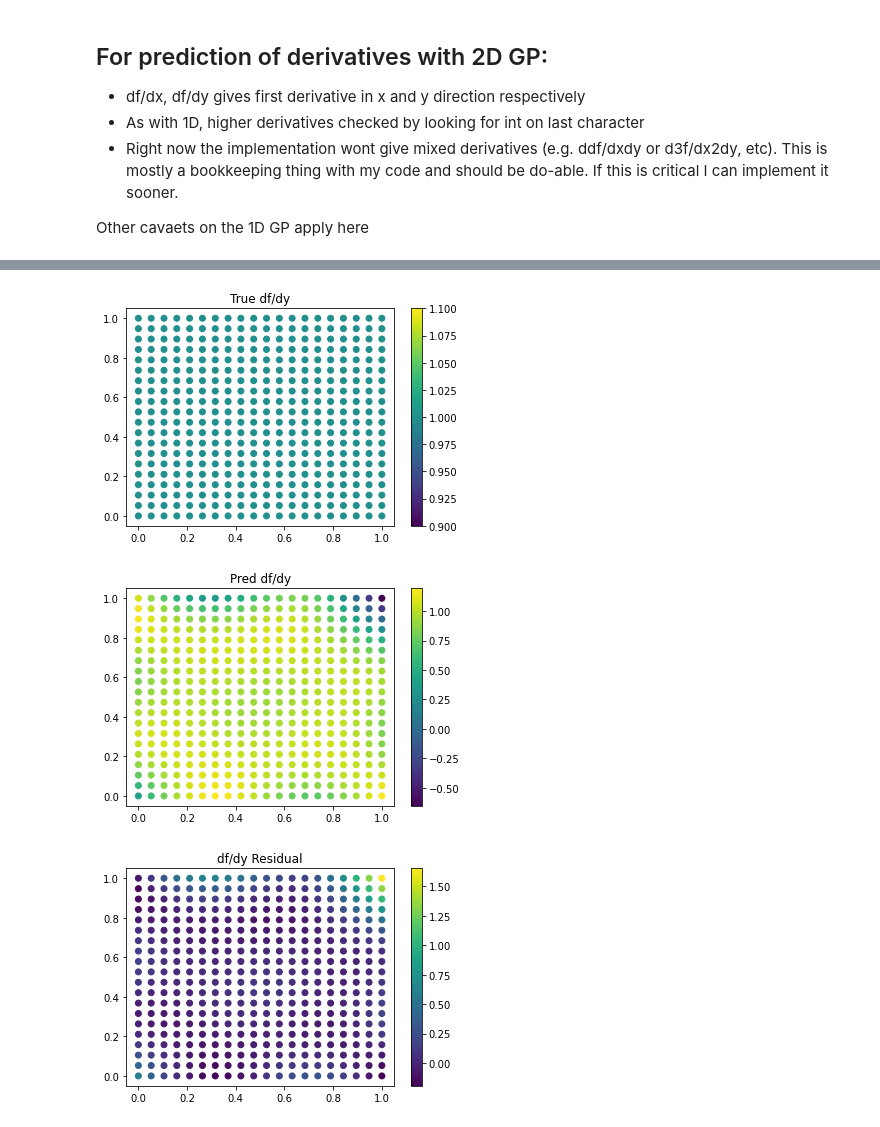
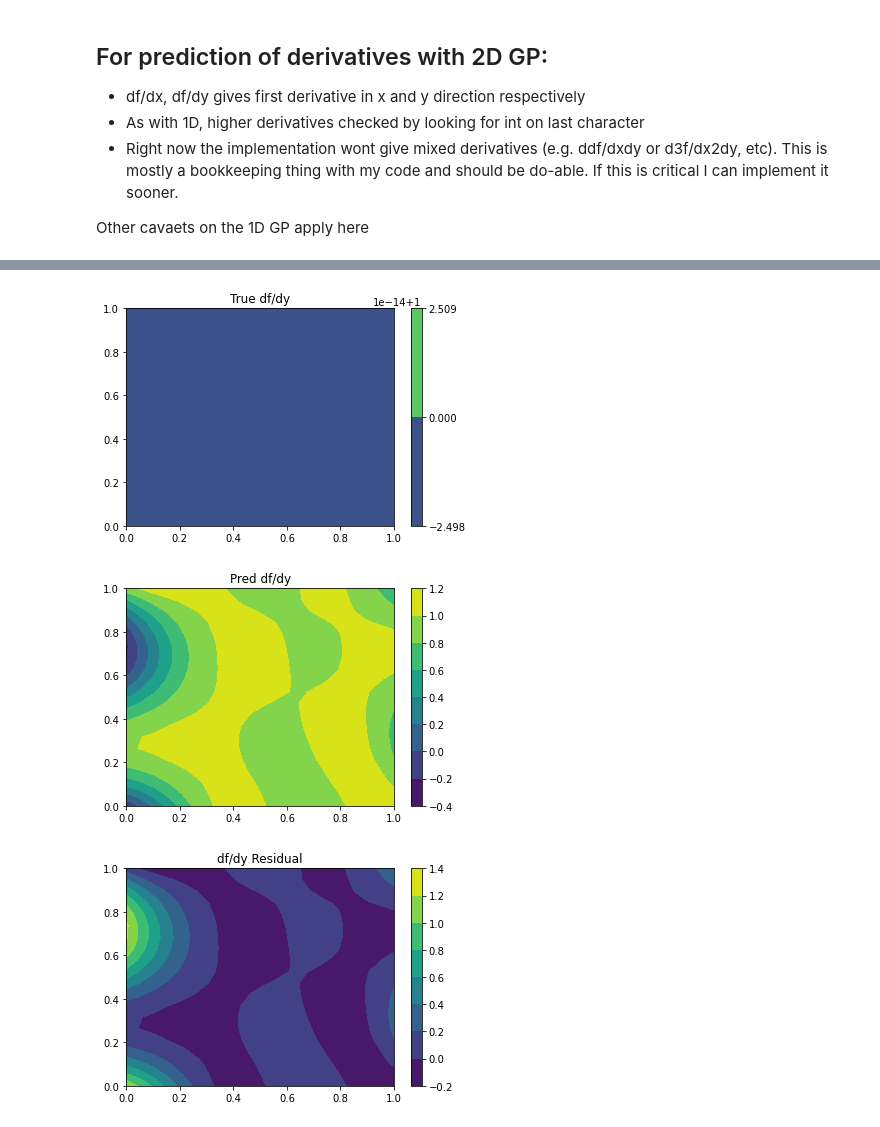
Before and after one commit to lanl/dfdjaxGP, a Jupyter notebook: JaxGPwDerivativesPackageTest_MLE.ipynb, the cells around one changed output, grey strips where cells are left out. Saved outputs shown, nothing was run; the diff lists cells and outputs as text; code cells hidden in the pictures.

Commit message:
Updated notebooks to use contour plots. Also ran with bug fix to full Bayes fit in gp.py. Will commit that fix shortly as well.

```diff
--- a/JaxGPwDerivativesPackageTest_MLE.ipynb
+++ b/JaxGPwDerivativesPackageTest_MLE.ipynb
@@ -164,21 +164,21 @@ vmax = np.max(py)
 
 y_hat, _, upper, lower = jgp.predict(px, derivative="df/dy")
 # %%
-plt.scatter(px[:, 0], px[:, 1], c=py)
+plt.contourf(np.linspace(0,1,20), np.linspace(0,1,20), py.reshape(20,20))
 plt.title("True df/dy")
 plt.colorbar()
 plt.show()
 
-plt.scatter(px[:, 0], px[:, 1], c=y_hat)
+plt.contourf(np.linspace(0,1,20), np.linspace(0,1,20), y_hat.reshape(20,20))
 plt.title("Pred df/dy")
 plt.colorbar()
 plt.show()
 
-plt.scatter(px[:, 0], px[:, 1], c=py - y_hat)
+plt.contourf(np.linspace(0,1,20), np.linspace(0,1,20), (py - y_hat).reshape(20,20))
 plt.title("df/dy Residual")
 plt.colorbar()
 plt.show()
 # %% [output]
-[figure, old version]
+[figure, new version]
-[figure, old version]
+[figure, new version]
-[figure, old version]
+[figure, new version]
```
Also changed, not shown: parts of 7 cells of this notebook, 1 other file.
